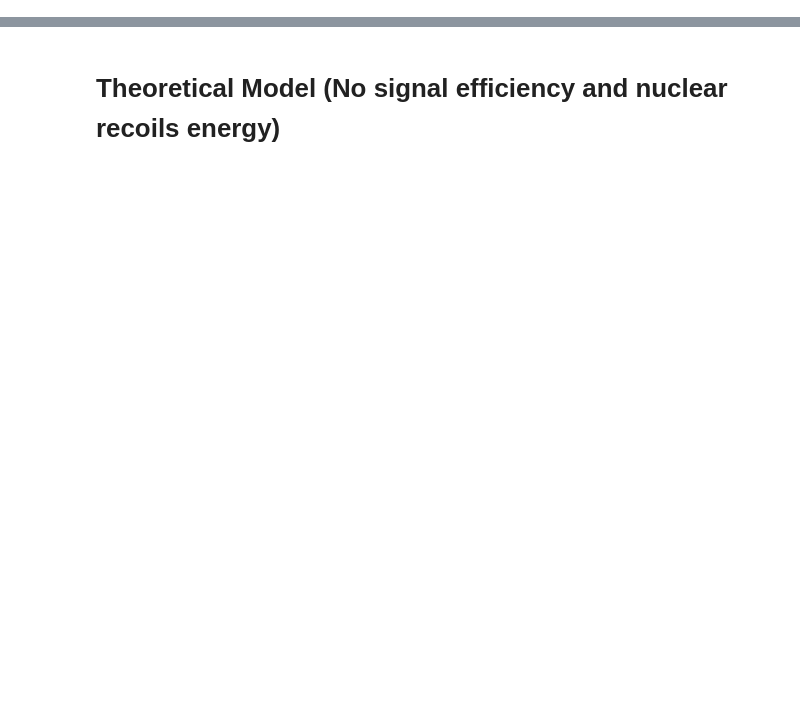
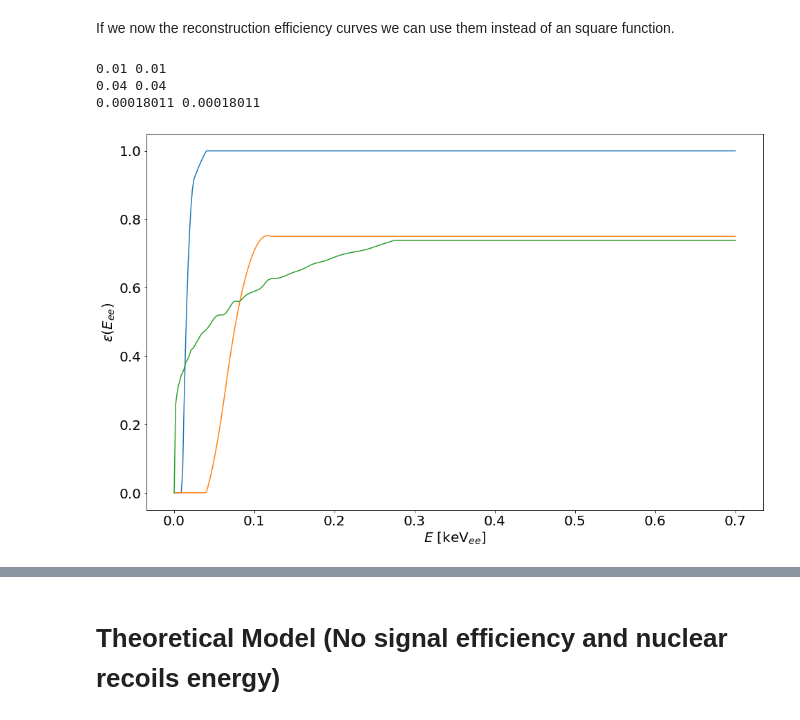
Before and after one commit to alantero/DAMIC_DM_Sensitive_Region, a Jupyter notebook: DAMIC_DM_Run_Examples.ipynb, the cells around one changed output, grey strips where cells are left out. Cells and saved outputs as stored; diff of their text form; code cells hidden in the pictures; blank space fills up the shorter version.

```diff
--- a/DAMIC_DM_Run_Examples.ipynb
+++ b/DAMIC_DM_Run_Examples.ipynb
@@ -82,0 +45,12 @@ dLL:  [11.02105036]
+# %% [markdown]
+If we now the reconstruction efficiency curves we can use them instead of an square function.
+# %%
+dm2 = dm_event.dm_event(14, 14, 1, 10**-43, 1, 365, True, Eemin=1e-5, sigma_Ee = 4e-5, sigma_res_Ee=4e-2, eff=1)
+dm2.efficiency("efficiency_Compton.csv", plot=True)
+dm2.efficiency("efficiency_DAMIC.csv", plot=True)
+dm2.efficiency("eff_DAMIC_paper.csv", plot=True)
+# %% [output]
+0.01 0.01
+0.04 0.04
+0.00018011 0.00018011
+[figure, added]
```
Also changed, not shown: parts of 54 cells of this notebook, 7 other files.
